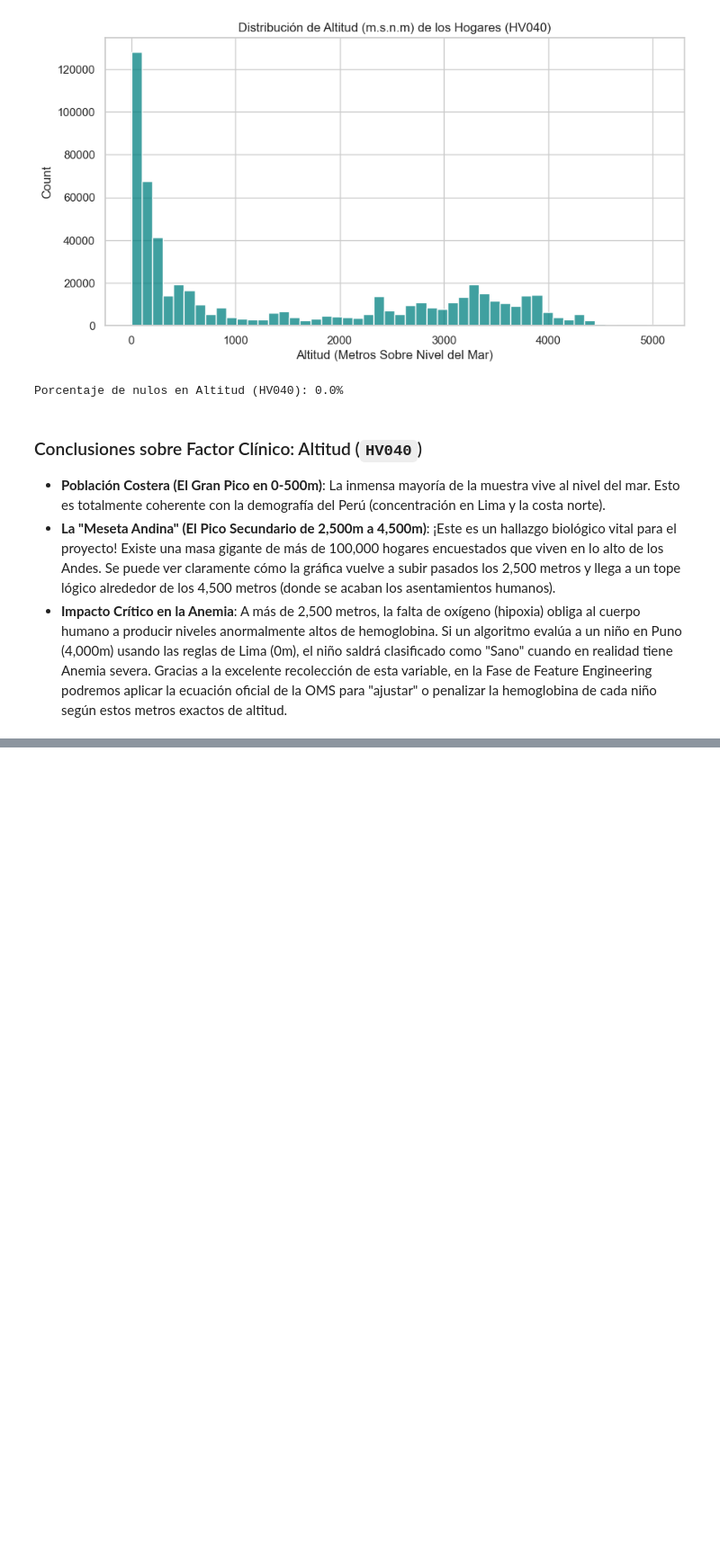
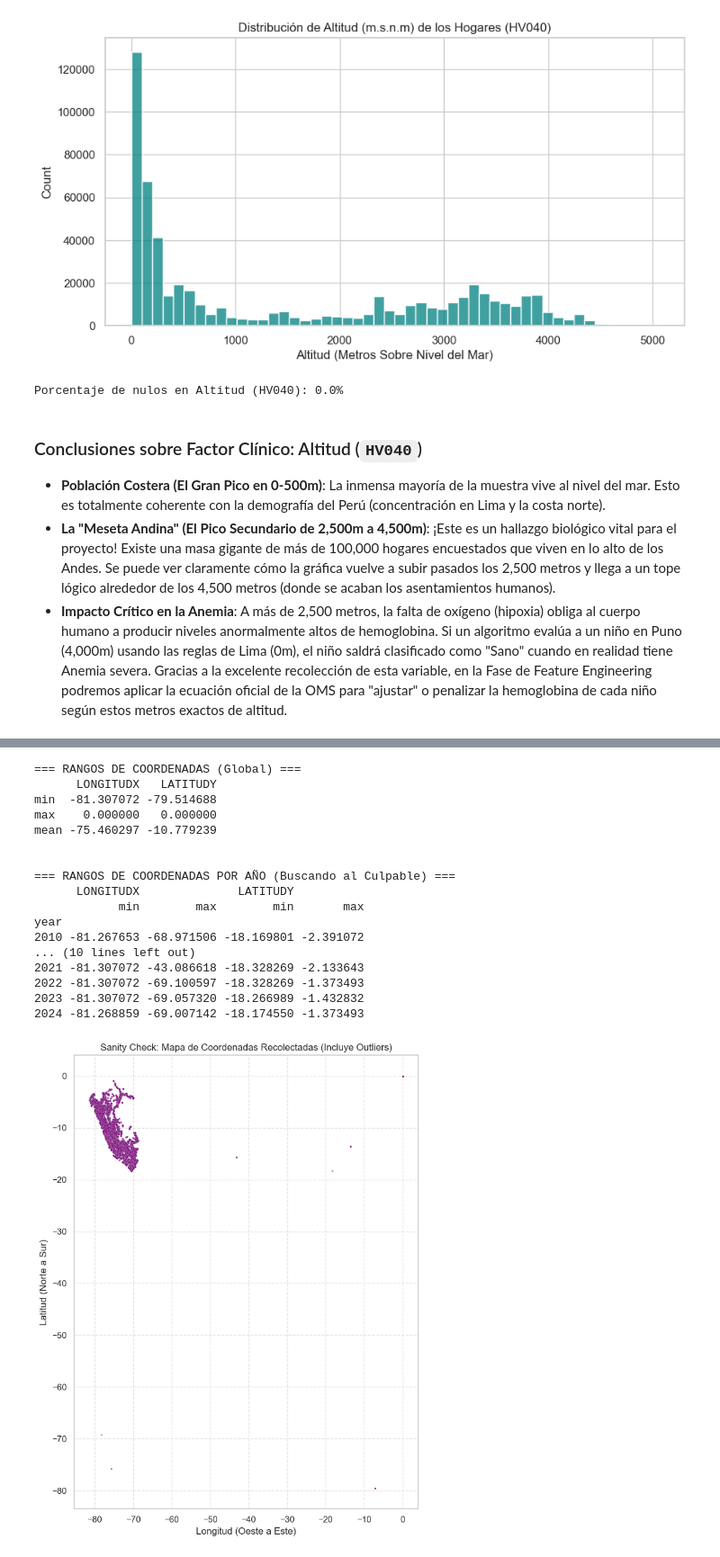
Before and after one commit to abelguevara-upeu/malnutrition-research, a Jupyter notebook: notebooks/01_data_understanding/clean/03_eda_interim_rech0.ipynb, the cells around one changed output, grey strips where cells are left out. Shown at 90% size. Cells and saved outputs as stored; diff of their text form; code cells hidden in the pictures; blank space fills up the shorter version.

Commit message:
fix: rech0 interim

```diff
--- a/notebooks/01_data_understanding/clean/03_eda_interim_rech0.ipynb
+++ b/notebooks/01_data_understanding/clean/03_eda_interim_rech0.ipynb
@@ -231,29 +252,50 @@ plt.show()
 # %%
-# Validación Visual de Coordenadas GPS
-# Si las coordenadas son válidas, un simple gráfico de dispersión (Scatter Plot) debería dibujar exactamente el contorno geográfico del Perú.
-# Si hay errores (ej. coordenadas 0,0 que caen en África), los veremos inmediatamente.
+# Validación Visual de Coordenadas GPS y Outliers
+# Si las coordenadas están bien, todos los puntos deberían caer dentro de la "caja delimitadora" del Perú.
+# (Aprox: Latitud de 0 a -19, Longitud de -68 a -82)
+
+df_gps = df_rech0.dropna(subset=['LONGITUDX', 'LATITUDY']).copy()
+
+print("=== RANGOS DE COORDENADAS (Global) ===")
+print(df_gps[['LONGITUDX', 'LATITUDY']].agg(['min', 'max', 'mean']))
+print("\n")
+
+print("=== RANGOS DE COORDENADAS POR AÑO (Buscando al Culpable) ===")
+# Agrupamos por año para rastrear en qué año exacto los encuestadores cometieron errores extremos (ej. Lat -79)
+outliers_por_ano = df_gps.groupby('year')[['LONGITUDX', 'LATITUDY']].agg(['min', 'max'])
+print(outliers_por_ano)
 
 plt.figure(figsize=(7, 9))
-# Filtramos los nulos y descartamos los valores exactamente en cero (que el INEI usa a veces cuando el GPS falló)
-df_gps = df_rech0.dropna(subset=['LONGITUDX', 'LATITUDY'])
-df_gps = df_gps[(df_gps['LONGITUDX'] != 0) & (df_gps['LATITUDY'] != 0)]
-
 sns.scatterplot(
     data=df_gps,
     x='LONGITUDX',
     y='LATITUDY',
-    alpha=0.01, # Transparencia alta para ver densidad
-    s=2,        # Puntos muy pequeñitos
-    color='darkgreen',
-    edgecolor=None
+    alpha=0.1,
+    s=5,
+    color='purple'
 )
-plt.title('Validación Espacial (Los puntos GPS dibujan al Perú)')
-plt.xlabel('Longitud (X)')
-plt.ylabel('Latitud (Y)')
+plt.title('Sanity Check: Mapa de Coordenadas Recolectadas (Incluye Outliers)')
+plt.xlabel('Longitud (Oeste a Este)')
+plt.ylabel('Latitud (Norte a Sur)')
 plt.grid(True, linestyle='--', alpha=0.5)
+plt.tight_layout()
 plt.show()
-
-# Validación matemática de los límites territoriales (Bounding Box)
-# Perú: Longitud aprox (-68 a -82) / Latitud aprox (0 a -19)
-print("=== RANGOS DE COORDENADAS (Bounding Box) ===")
-print(df_gps[['LONGITUDX', 'LATITUDY']].describe().loc[['min', 'max', 'mean']])
+# %% [output]
+=== RANGOS DE COORDENADAS (Global) ===
+      LONGITUDX   LATITUDY
+min  -81.307072 -79.514688
+max    0.000000   0.000000
+mean -75.460297 -10.779239
+
+
+=== RANGOS DE COORDENADAS POR AÑO (Buscando al Culpable) ===
+      LONGITUDX              LATITUDY
+            min        max        min       max
+year
+2010 -81.267653 -68.971506 -18.169801 -2.391072
+... (10 lines left out)
+2021 -81.307072 -43.086618 -18.328269 -2.133643
+2022 -81.307072 -69.100597 -18.328269 -1.373493
+2023 -81.307072 -69.057320 -18.266989 -1.432832
+2024 -81.268859 -69.007142 -18.174550 -1.373493
+[figure, added]
```
Also changed, not shown: parts of 5 cells of this notebook, 2 other files.
